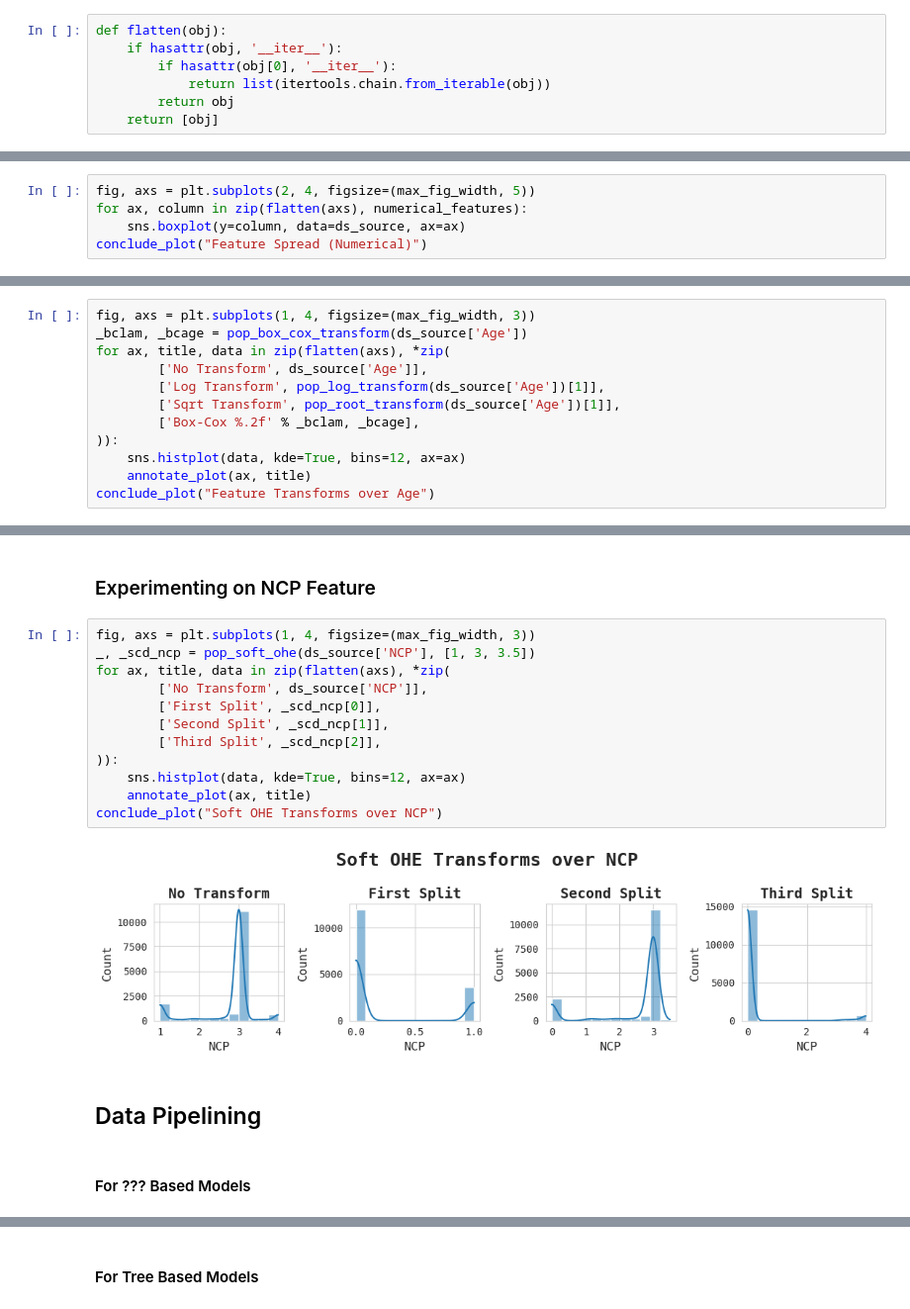
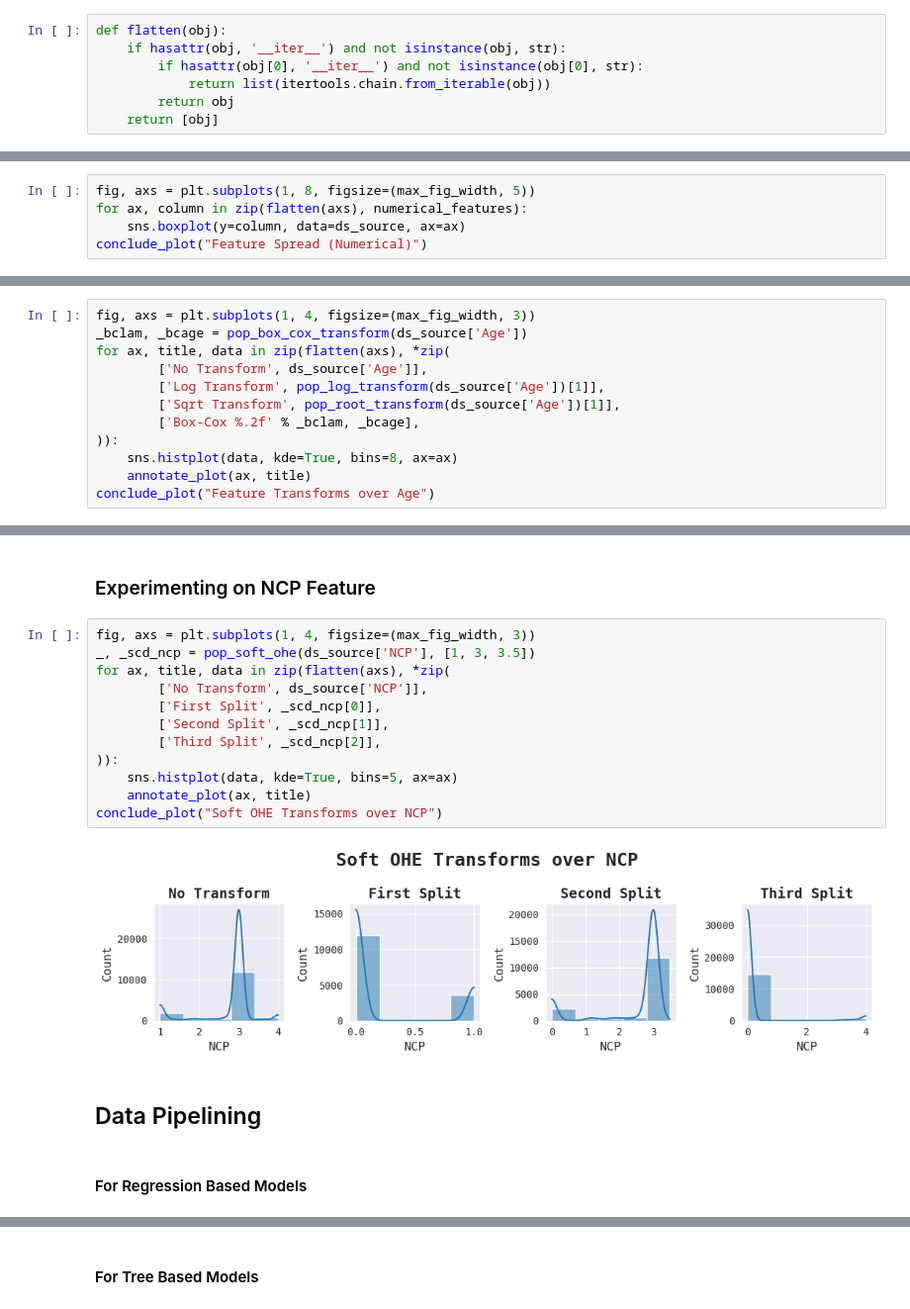
Before and after one commit to SHREYA-1103/Obesity-risk-analysis, a Jupyter notebook: ml_model_analysis.ipynb, the cells around one changed output, grey strips where cells are left out. Shown at 99% size. Cells and saved outputs as stored; diff of their text form.

```diff
--- a/ml_model_analysis.ipynb
+++ b/ml_model_analysis.ipynb
@@ -167,8 +172,8 @@ list_out = lambda title, list: header(4, "%s\n\n* %s" % (title, "\n* ".join(list
 ### Other Helpers
 # %%
 def flatten(obj):
-    if hasattr(obj, '__iter__'):
-        if hasattr(obj[0], '__iter__'):
+    if hasattr(obj, '__iter__') and not isinstance(obj, str):
+        if hasattr(obj[0], '__iter__') and not isinstance(obj[0], str):
             return list(itertools.chain.from_iterable(obj))
         return obj
     return [obj]
@@ -513,7 +540,7 @@ conclude_plot("Feature Distribution (Discrete)", constrained=True)
 **Inference**:
 * TODO
 # %%
-fig, axs = plt.subplots(2, 4, figsize=(max_fig_width, 5))
+fig, axs = plt.subplots(1, 8, figsize=(max_fig_width, 5))
 for ax, column in zip(flatten(axs), numerical_features):
     sns.boxplot(y=column, data=ds_source, ax=ax)
 conclude_plot("Feature Spread (Numerical)")
@@ -574,7 +580,7 @@ for ax, title, data in zip(flatten(axs), *zip(
         ['Sqrt Transform', pop_root_transform(ds_source['Age'])[1]],
         ['Box-Cox %.2f' % _bclam, _bcage],
 )):
-    sns.histplot(data, kde=True, bins=12, ax=ax)
+    sns.histplot(data, kde=True, bins=8, ax=ax)
     annotate_plot(ax, title)
 conclude_plot("Feature Transforms over Age")
 # %% [output]
@@ -584,21 +590,21 @@ conclude_plot("Feature Transforms over Age")
 # %%
 fig, axs = plt.subplots(1, 4, figsize=(max_fig_width, 3))
 _, _scd_ncp = pop_soft_ohe(ds_source['NCP'], [1, 3, 3.5])
 for ax, title, data in zip(flatten(axs), *zip(
         ['No Transform', ds_source['NCP']],
         ['First Split', _scd_ncp[0]],
         ['Second Split', _scd_ncp[1]],
         ['Third Split', _scd_ncp[2]],
 )):
-    sns.histplot(data, kde=True, bins=12, ax=ax)
+    sns.histplot(data, kde=True, bins=5, ax=ax)
     annotate_plot(ax, title)
 conclude_plot("Soft OHE Transforms over NCP")
 # %% [output]
-[figure, old version]
+[figure, new version]
 # %% [markdown]
 ## Data Pipelining
 # %% [markdown]
-#### For ??? Based Models
+#### For Regression Based Models
 # %%
 regression_pipeline = [
     [  # Compulsory ones
```
Also changed, not shown: parts of 39 cells of this notebook, 14 other files.
